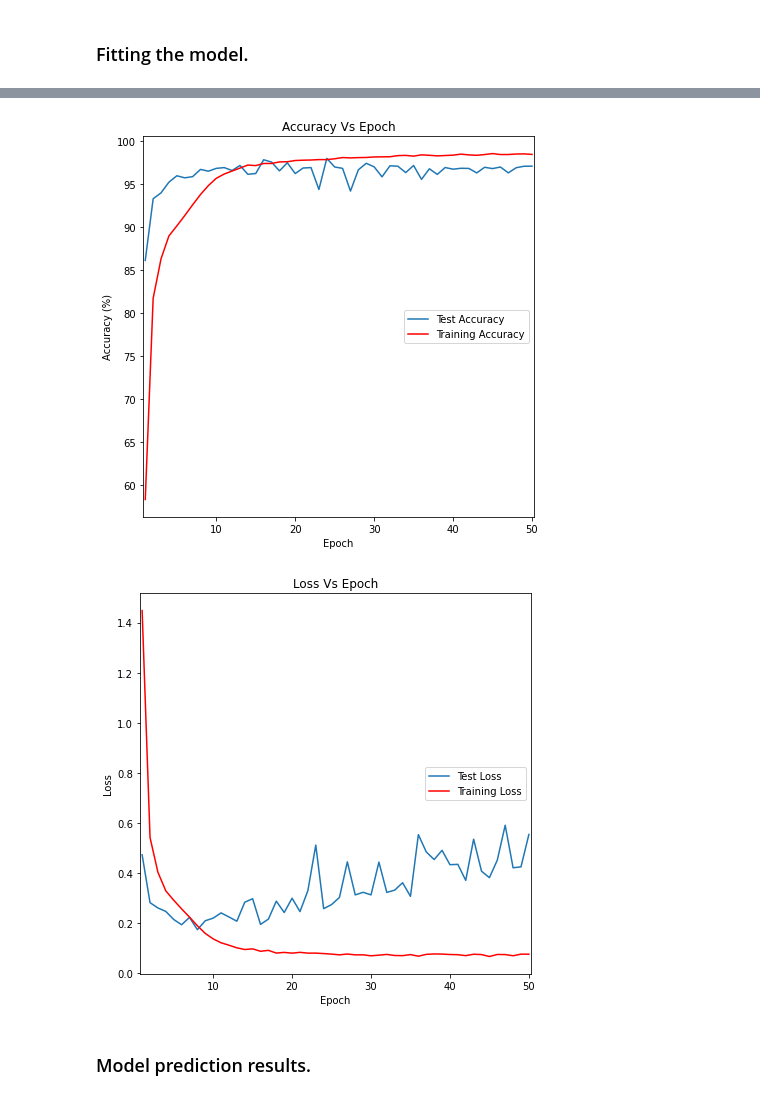
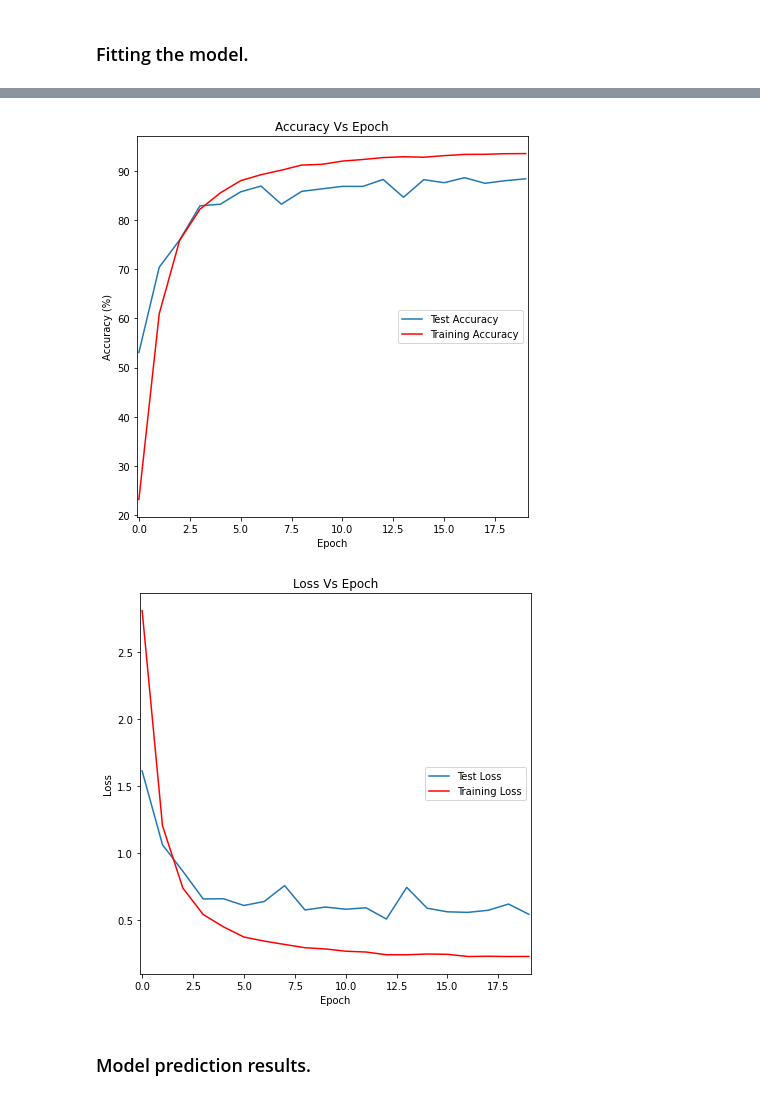
Before and after one commit to ashleep/Heningburg_Pounds_Final_Project, a Jupyter notebook: CNNtest.ipynb, the cells around one changed output, grey strips where cells are left out. Saved outputs shown, nothing was run; the diff lists cells and outputs as text; code cells hidden in the pictures.

```diff
--- a/CNNtest.ipynb
+++ b/CNNtest.ipynb
@@ -26,7 +27,7 @@ train_data_dir = 'data/fruits-360/Training'
 test_data_dir = 'data/fruits-360/Test'
 nb_train_samples = 67692
 nb_test_samples = 22688
-epochs = 50
+epochs = 20
 batch_size = 16
 # %%
 def show_img(image_path):
@@ -204,13 +239,13 @@ with open('model_metrics/test_loss.txt', 'w') as filehandle:
 #This just pulls in the files. We wont need to write it to txt
 #or do the below if we are getting it straight from the history object
 
-text_file = open("model_metrics/accuracy.txt", "r")
+text_file = open("model_metrics/accuracy8_18.txt", "r")
 acc = text_file.read().split('\n')
-text_file = open("model_metrics/loss.txt", "r")
+text_file = open("model_metrics/loss8_18.txt", "r")
 loss = text_file.read().split('\n')
-text_file = open("model_metrics/test_accuracy.txt", "r")
+text_file = open("model_metrics/test_accuracy8_18.txt", "r")
 test_acc = text_file.read().split('\n')
-text_file = open("model_metrics/test_loss.txt", "r")
+text_file = open("model_metrics/test_loss8_18.txt", "r")
 test_loss = text_file.read().split('\n')
 
 
@@ -234,15 +269,15 @@ test_loss = np.array(test_loss)
 test_loss = test_loss.astype(np.float)
 # %%
 #Get array of Epoch Numbers for X axis
-epochs = []
-for i in range (1,51):
-    epochs.append(i)
+epochs_arr = []
+for i in range (epochs):
+    epochs_arr.append(i)
 # %%
 #Test Accuracy and Loss VS epoch
 plt.figure(figsize=(7,7))
 plt.margins(x = .005)
-plt.plot(epochs, test_acc*100)
-plt.plot(epochs, acc*100, color = 'r')
+plt.plot(epochs_arr, test_acc*100)
+plt.plot(epochs_arr, acc*100, color = 'r')
 plt.xlabel("Epoch")
 plt.ylabel("Accuracy (%)")
 plt.title("Accuracy Vs Epoch")
@@ -250,19 +285,19 @@ plt.legend(["Test Accuracy","Training Accuracy"],loc=5)
 plt.savefig('templates/static/images/acc_chart.png')
 plt.show()
 # %% [output]
-[figure, old version]
+[figure, new version]
 # %%
 #Test Accuracy and Loss VS epoch
 plt.figure(figsize=(7,7))
 plt.margins(x = .005)
-plt.plot(epochs, test_loss)
-plt.plot(epochs, loss, color = 'r')
+plt.plot(epochs_arr, test_loss)
+plt.plot(epochs_arr, loss, color = 'r')
 plt.xlabel("Epoch")
 plt.ylabel("Loss")
 plt.title("Loss Vs Epoch")
 plt.legend(["Test Loss","Training Loss"],loc=5)
 plt.savefig('templates/static/images/loss_chart.png')
 plt.show()
 # %% [output]
-[figure, old version]
+[figure, new version]
 # %%
```
Also changed, not shown: parts of 24 cells of this notebook, 8 other files.
